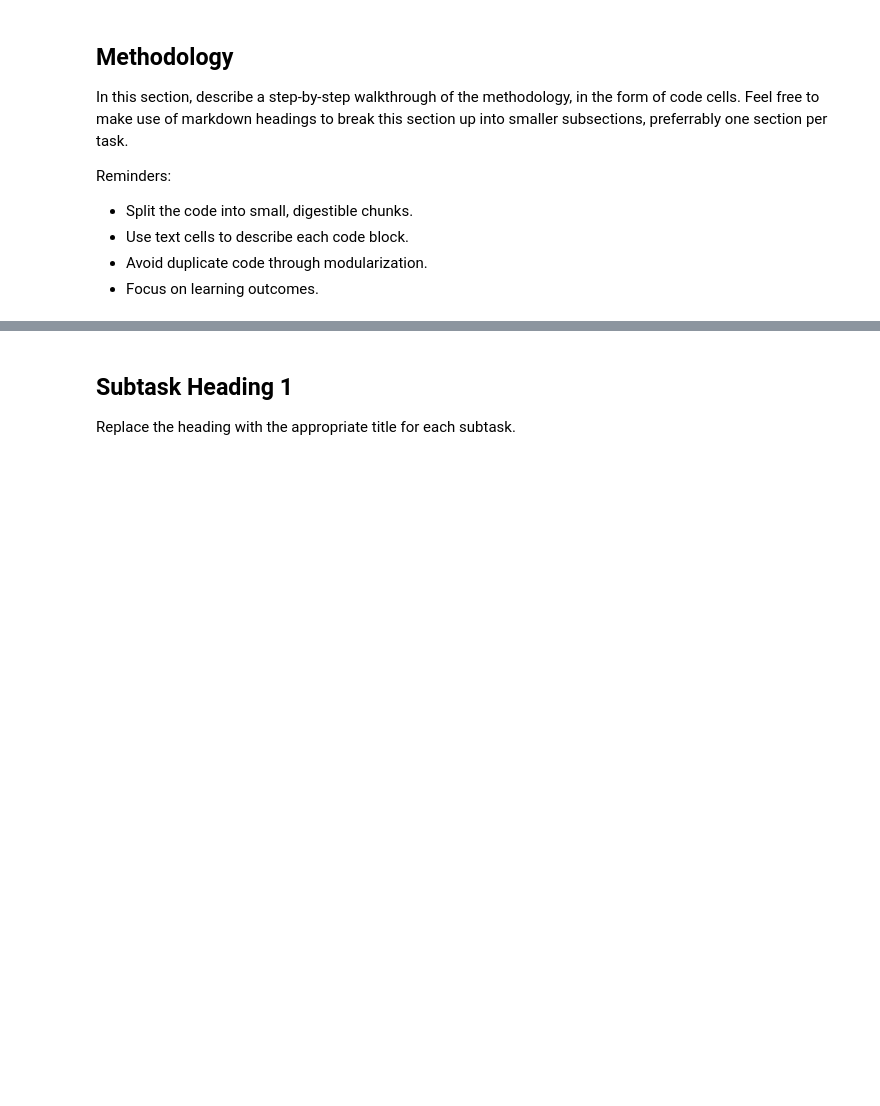
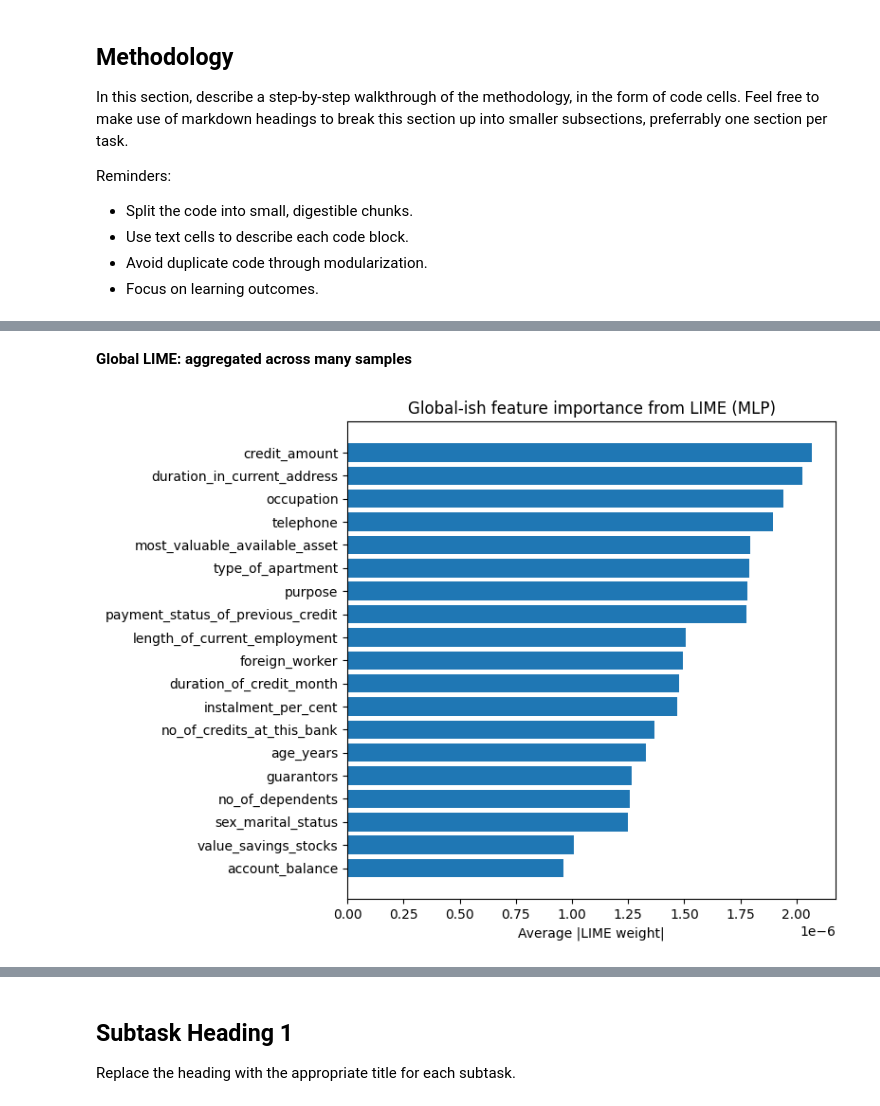
Before and after one commit to hertie-data-science-lab/tutorial-new-grp4, a Jupyter notebook: DEEPL_Tutorial_xAI.ipynb, the cells around one changed output, grey strips where cells are left out. Drawn from its saved outputs; the diff is of its cells as text; code cells hidden in the pictures; blank space fills up the shorter version.

```diff
--- a/DEEPL_Tutorial_xAI.ipynb
+++ b/DEEPL_Tutorial_xAI.ipynb
@@ -528,0 +798,22 @@ Reminders:
+# %% [markdown]
+**Global LIME: aggregated across many samples**
+# %%
+# Global LIME importance over many test points
+
+n_global_samples = min(10, len(X_test))  # limit to keep it fast
+indices = np.random.choice(len(X_test), size=n_global_samples, replace=False)
+
+avg_imp_global = collect_lime_importances(indices)
+
+df_global = pd.DataFrame.from_dict(avg_imp_global, orient="index", columns=["global_importance"])
+df_global = df_global.sort_values("global_importance", ascending=False).head(20)
+
+plt.figure(figsize=(8, 6))
+plt.barh(df_global.index, df_global["global_importance"])
+plt.xlabel("Average |LIME weight|")
+plt.title("Global-ish feature importance from LIME (MLP)")
+plt.gca().invert_yaxis()
+plt.tight_layout()
+plt.show()
+# %% [output]
+[figure, added]
```
Also changed, not shown: parts of 19 cells of this notebook.
